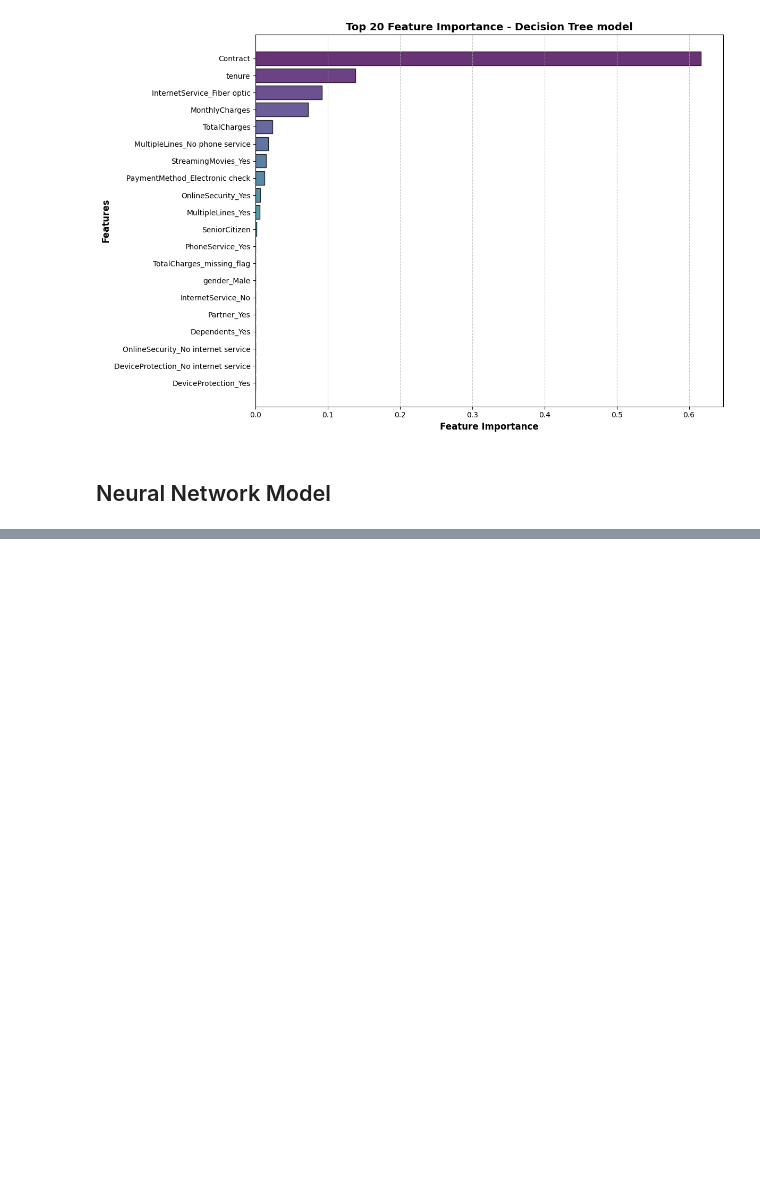
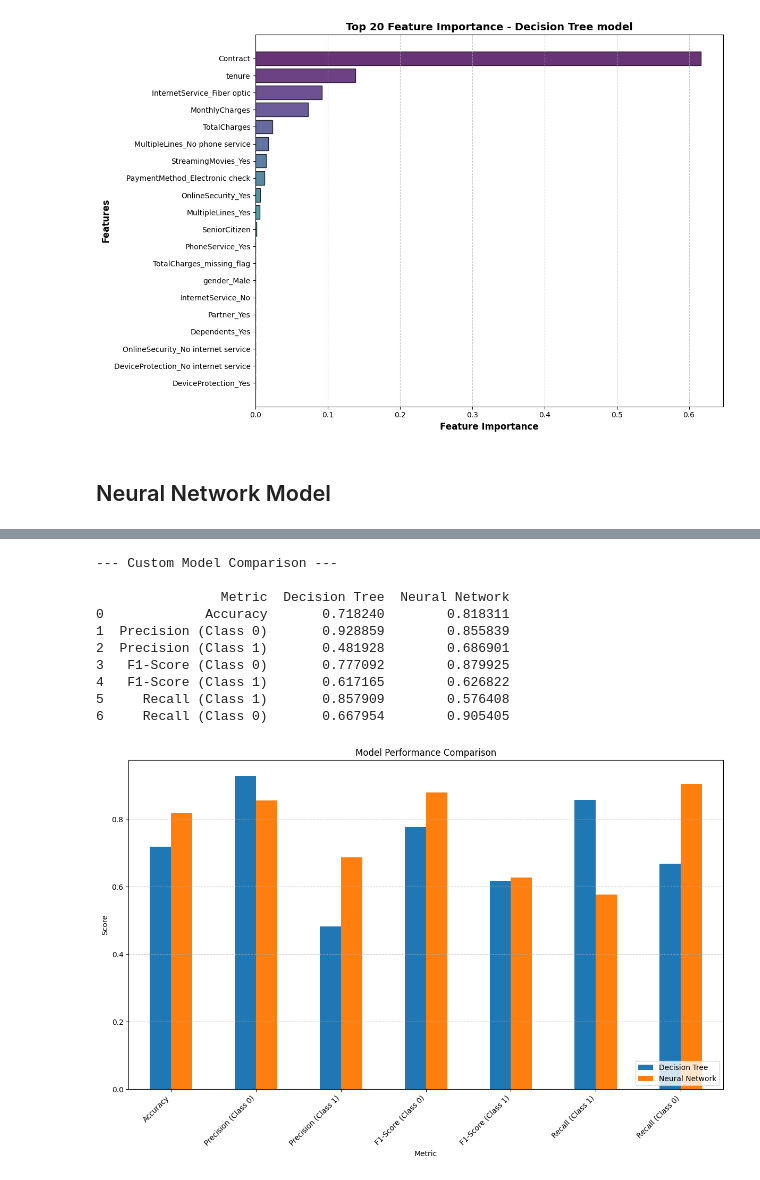
Before and after one commit to yumna-prog/Customer-Churn-Prediction, a Jupyter notebook: CustomerChurnPreduiction.ipynb, the cells around one changed output, grey strips where cells are left out. Drawn from its saved outputs; the diff is of its cells as text; code cells hidden in the pictures; blank space fills up the shorter version.

```diff
--- a/CustomerChurnPreduiction.ipynb
+++ b/CustomerChurnPreduiction.ipynb
@@ -1404,0 +1586,9 @@ def display_classification_metrics(model, X_train, y_train, X_test, y_test, mode
+# %%
+# Predictions for Decision Tree
+dt_predictions = dt_model.predict(X_test)
+
+# Predictions for Neural Network (threshold at 0.5)
+nn_predictions = (nn_model.predict(X_test) > 0.5).astype(int)
+
+# Compare metrics
+comparison_df_custom = compare_models(y_test, dt_predictions, nn_predictions)
@@ -1404,0 +1608,27 @@ def display_classification_metrics(model, X_train, y_train, X_test, y_test, mode
+# %%
+def plot_model_comparison(df):
+    df.set_index('Metric', inplace=True)  # or use df.set_index('Metric') if you don’t want inplace
+    df.plot(kind='bar', figsize=(12, 8))
+    plt.title('Model Performance Comparison')
+    plt.ylabel('Score')
+    plt.xticks(rotation=45, ha='right')
+    plt.legend(loc='lower right')
+    plt.grid(axis='y', linestyle='--', alpha=0.7)
+    plt.tight_layout()
+    plt.show()
+
+# Make sure your DataFrame has the right columns
+comparison_df_custom = compare_models(y_test, dt_predictions, nn_predictions)
+plot_model_comparison(comparison_df_custom)
+# %% [output]
+--- Custom Model Comparison ---
+
+                Metric  Decision Tree  Neural Network
+0             Accuracy       0.718240        0.818311
+1  Precision (Class 0)       0.928859        0.855839
+2  Precision (Class 1)       0.481928        0.686901
+3   F1-Score (Class 0)       0.777092        0.879925
+4   F1-Score (Class 1)       0.617165        0.626822
+5     Recall (Class 1)       0.857909        0.576408
+6     Recall (Class 0)       0.667954        0.905405
+[figure, added]
```
Also changed, not shown: parts of 13 cells of this notebook.
